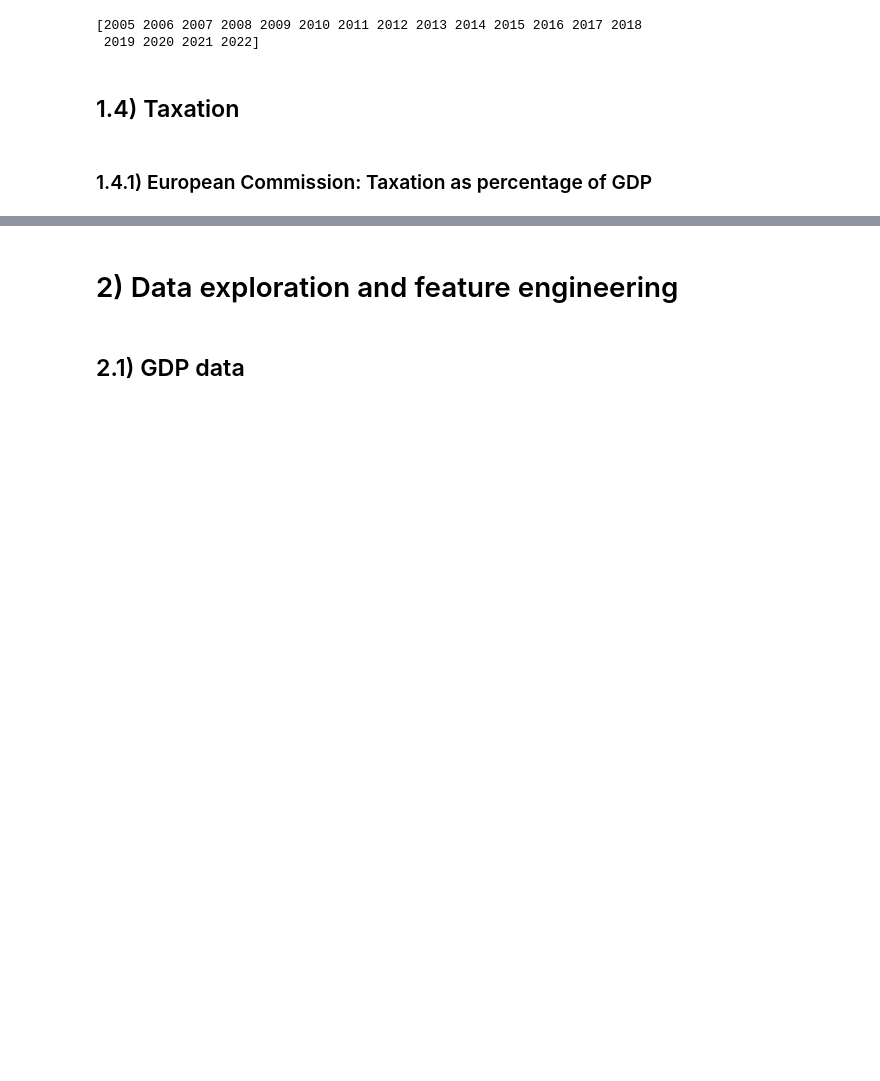
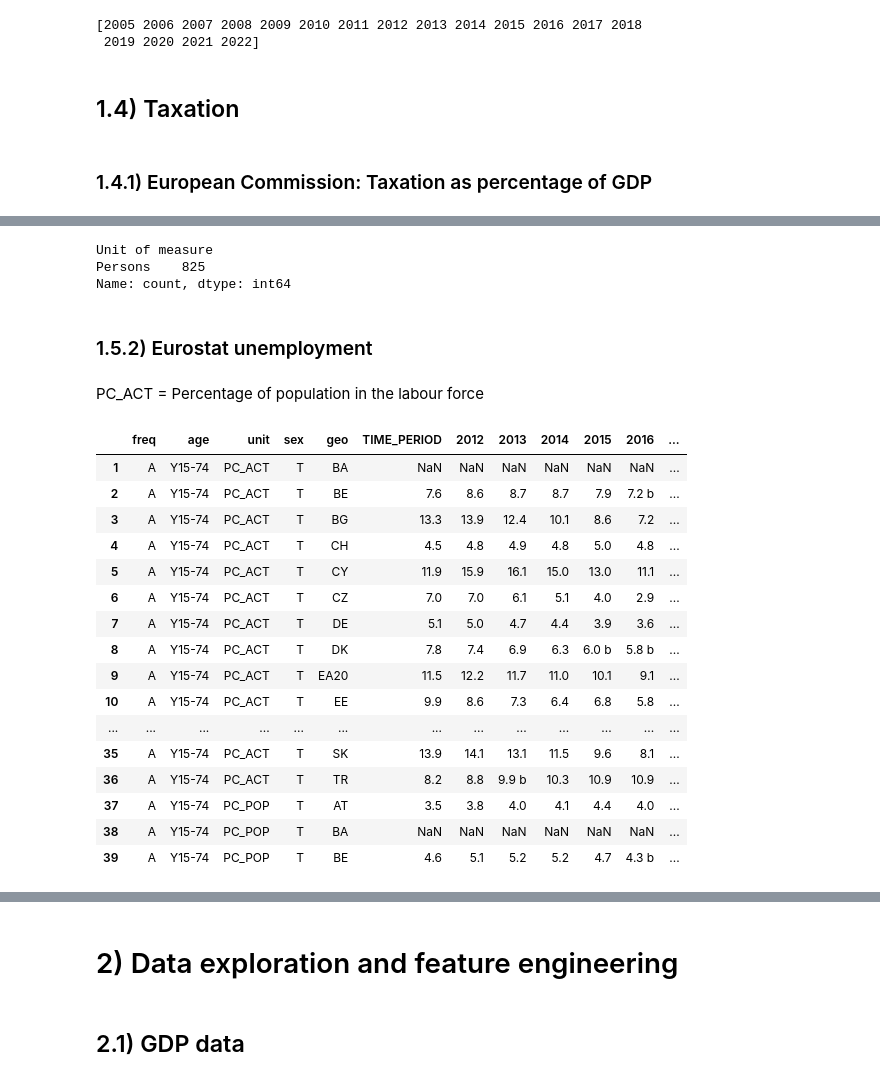
Before and after one commit to TRossen89/BI_Exam, a Jupyter notebook: SocialBenefitsEmploymentAndGDP.ipynb, the cells around one changed output, grey strips where cells are left out. Saved outputs shown, nothing was run; the diff lists cells and outputs as text; code cells hidden in the pictures; blank space fills up the shorter version.

Commit message:
Unemployment data from Eurostat

```diff
--- a/SocialBenefitsEmploymentAndGDP.ipynb
+++ b/SocialBenefitsEmploymentAndGDP.ipynb
@@ -237,0 +247,36 @@ total_taxes_df.head()
+# %%
+unempl_df = pd.read_csv("unemployment_by_year.csv")
+unit_of_measure = unempl_df["Unit of measure"].value_counts()
+print(unit_of_measure)
+# %% [output]
+Unit of measure
+Persons    825
+Name: count, dtype: int64
+# %% [markdown]
+### 1.5.2) Eurostat unemployment
+# %%
+unempl_eurostat_df = pd.read_csv("unemployment_eurostat.tsv", sep=r"[\t,\\]", engine = "python")
+# %%
+unempl_eurostat_df.replace(r'^\s*:\s*$', np.nan, regex=True, inplace=True)
+# %% [markdown]
+PC_ACT = Percentage of population in the labour force
+# %%
+unempl_eurostat_df.iloc[1:40]
+# %% [output]
+|  | freq | age | unit | sex | geo | TIME_PERIOD | 2012 | 2013 | 2014 | 2015 | 2016 | ... |
+| 1 | A | Y15-74 | PC_ACT | T | BA | NaN | NaN | NaN | NaN | NaN | NaN | ... |
+| 2 | A | Y15-74 | PC_ACT | T | BE | 7.6 | 8.6 | 8.7 | 8.7 | 7.9 | 7.2 b | ... |
+| 3 | A | Y15-74 | PC_ACT | T | BG | 13.3 | 13.9 | 12.4 | 10.1 | 8.6 | 7.2 | ... |
+| 4 | A | Y15-74 | PC_ACT | T | CH | 4.5 | 4.8 | 4.9 | 4.8 | 5.0 | 4.8 | ... |
+| 5 | A | Y15-74 | PC_ACT | T | CY | 11.9 | 15.9 | 16.1 | 15.0 | 13.0 | 11.1 | ... |
+| 6 | A | Y15-74 | PC_ACT | T | CZ | 7.0 | 7.0 | 6.1 | 5.1 | 4.0 | 2.9 | ... |
+| 7 | A | Y15-74 | PC_ACT | T | DE | 5.1 | 5.0 | 4.7 | 4.4 | 3.9 | 3.6 | ... |
+| 8 | A | Y15-74 | PC_ACT | T | DK | 7.8 | 7.4 | 6.9 | 6.3 | 6.0 b | 5.8 b | ... |
+| 9 | A | Y15-74 | PC_ACT | T | EA20 | 11.5 | 12.2 | 11.7 | 11.0 | 10.1 | 9.1 | ... |
+| 10 | A | Y15-74 | PC_ACT | T | EE | 9.9 | 8.6 | 7.3 | 6.4 | 6.8 | 5.8 | ... |
+| ... | ... | ... | ... | ... | ... | ... | ... | ... | ... | ... | ... | ... |
+| 35 | A | Y15-74 | PC_ACT | T | SK | 13.9 | 14.1 | 13.1 | 11.5 | 9.6 | 8.1 | ... |
+| 36 | A | Y15-74 | PC_ACT | T | TR | 8.2 | 8.8 | 9.9 b | 10.3 | 10.9 | 10.9 | ... |
+| 37 | A | Y15-74 | PC_POP | T | AT | 3.5 | 3.8 | 4.0 | 4.1 | 4.4 | 4.0 | ... |
+| 38 | A | Y15-74 | PC_POP | T | BA | NaN | NaN | NaN | NaN | NaN | NaN | ... |
+| 39 | A | Y15-74 | PC_POP | T | BE | 4.6 | 5.1 | 5.2 | 5.2 | 4.7 | 4.3 b | ... |
```
Also changed, not shown: parts of 30 cells of this notebook, 3 other files.
